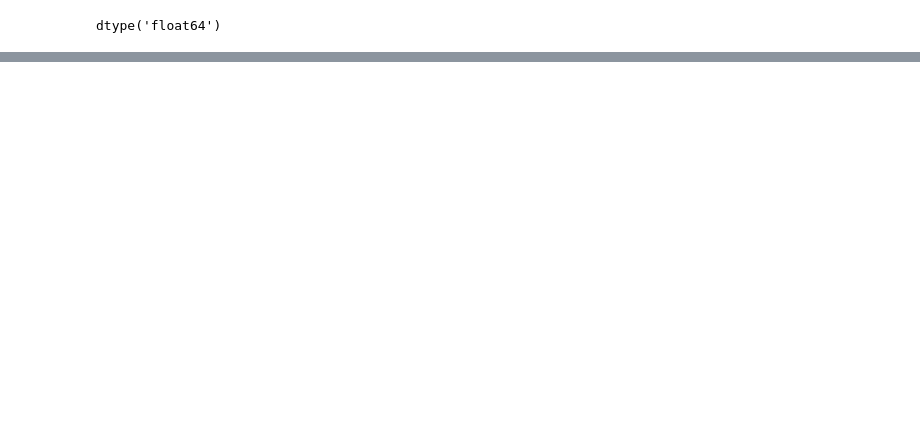
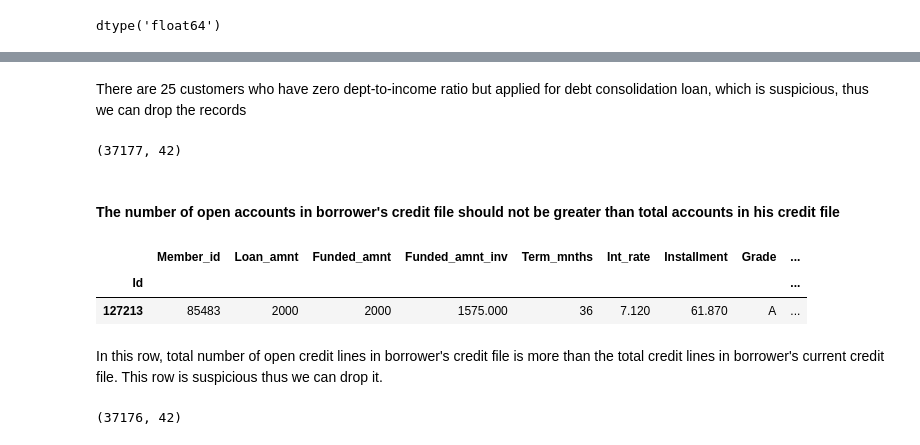
Before and after one commit to Veneeshkrishnan/Lending_Club_Case_Study, a Jupyter notebook: Lending_club.ipynb, the cells around one changed output, grey strips where cells are left out. Drawn from its saved outputs; the diff is of its cells as text; code cells hidden in the pictures; blank space fills up the shorter version.

```diff
--- a/Lending_club.ipynb
+++ b/Lending_club.ipynb
@@ -514,0 +553,22 @@ dtype: object
+# %% [markdown]
+There are 25 customers who have zero dept-to-income ratio but applied for debt consolidation loan, which is suspicious, thus we can drop the records
+# %%
+Loan_data = Loan_data[-((Loan_data["Purpose"].str.contains("debt_consolidation")) & (Loan_data["Dti"]==0))]
+Loan_data.shape
+# %% [output]
+(37177, 42)
+# %% [markdown]
+#### The number of open accounts in  borrower's credit file should not be greater than total accounts in his credit file
+# %%
+Loan_data[Loan_data["Open_acc"] > Loan_data["Total_acc"]]
+# %% [output]
+|  | Member_id | Loan_amnt | Funded_amnt | Funded_amnt_inv | Term_mnths | Int_rate | Installment | Grade | ... |
+| Id |  |  |  |  |  |  |  |  | ... |
+| 127213 | 85483 | 2000 | 2000 | 1575.000 | 36 | 7.120 | 61.870 | A | ... |
+# %% [markdown]
+In this row, total number of open credit lines in borrower's credit file is more than the total credit lines in borrower's current credit file. This row is suspicious thus we can drop it.
+# %%
+Loan_data = Loan_data[-(Loan_data["Open_acc"] > Loan_data["Total_acc"])]
+Loan_data.shape
+# %% [output]
+(37176, 42)
```
Also changed, not shown: parts of 55 cells of this notebook.
